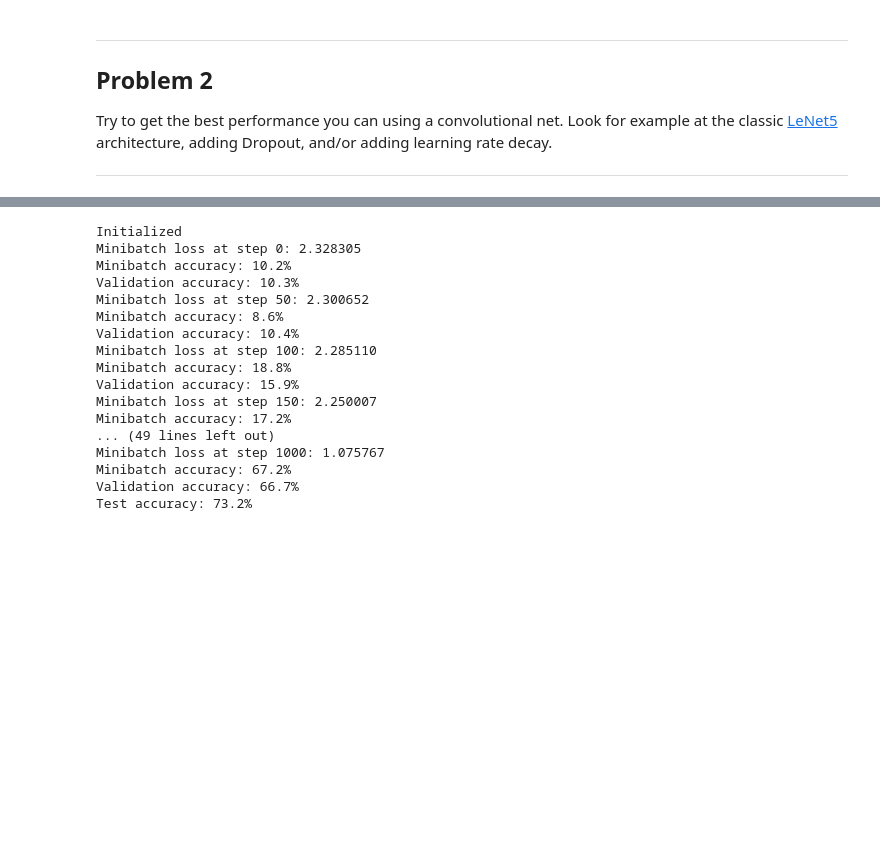
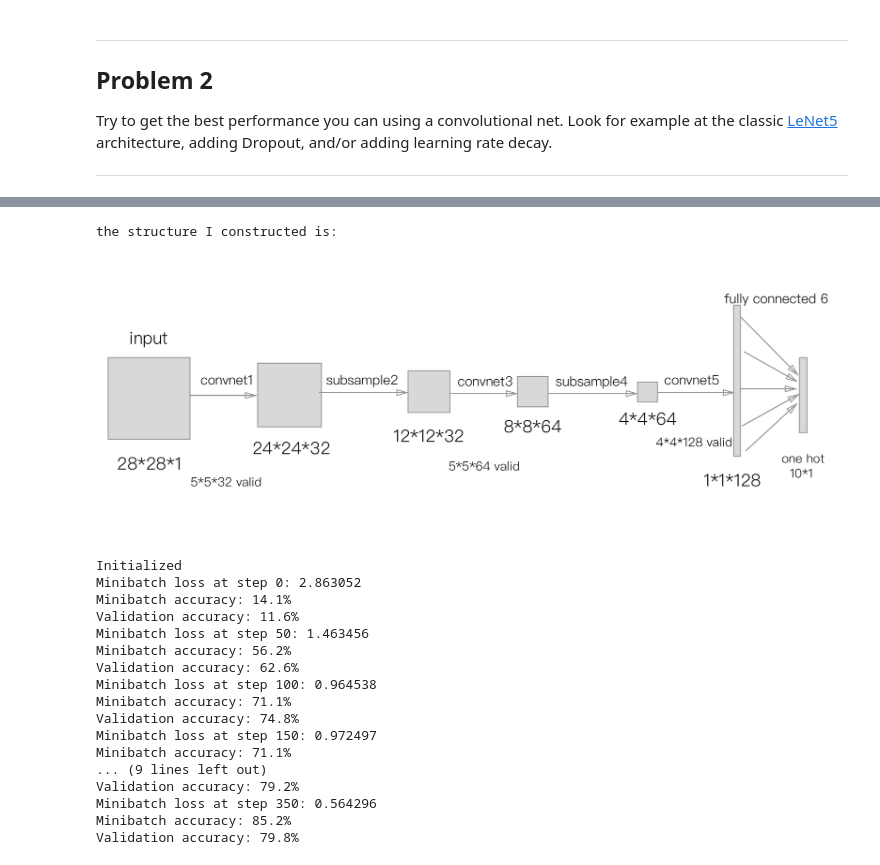
Before and after one commit to nladuo/ml-study-stuff, a Jupyter notebook: Deep-Learning/4_convolutions.ipynb, the cells around one changed output, grey strips where cells are left out. Saved outputs shown, nothing was run; the diff lists cells and outputs as text; code cells hidden in the pictures; blank space fills up the shorter version.

```diff
--- a/Deep-Learning/4_convolutions.ipynb
+++ b/Deep-Learning/4_convolutions.ipynb
@@ -288 +287,8 @@ the structure of lenet5 is:
+# %%
+# 我的模型
+print("the structure I constructed is:")
+display(Image(filename="4_my_lenet.png"))
+# %% [output]
+the structure I constructed is:
+[figure, added]
 # %%
@@ -351,7 +366,7 @@ with graph.as_default():
   valid_prediction = tf.nn.softmax(model(tf_valid_dataset))
   test_prediction = tf.nn.softmax(model(tf_test_dataset))
 # %%
-num_steps = 1001
+num_steps = 5001
 
 with tf.Session(graph=graph) as session:
   tf.initialize_all_variables().run()
@@ -371,19 +386,19 @@ with tf.Session(graph=graph) as session:
   print('Test accuracy: %.1f%%' % accuracy(test_prediction.eval(), test_labels))
 # %% [output]
 Initialized
-Minibatch loss at step 0: 2.328305
-Minibatch accuracy: 10.2%
-Validation accuracy: 10.3%
-Minibatch loss at step 50: 2.300652
-Minibatch accuracy: 8.6%
-Validation accuracy: 10.4%
-Minibatch loss at step 100: 2.285110
-Minibatch accuracy: 18.8%
-Validation accuracy: 15.9%
-Minibatch loss at step 150: 2.250007
-Minibatch accuracy: 17.2%
-... (49 lines left out)
-Minibatch loss at step 1000: 1.075767
-Minibatch accuracy: 67.2%
-Validation accuracy: 66.7%
-Test accuracy: 73.2%
+Minibatch loss at step 0: 2.863052
+Minibatch accuracy: 14.1%
+Validation accuracy: 11.6%
+Minibatch loss at step 50: 1.463456
+Minibatch accuracy: 56.2%
+Validation accuracy: 62.6%
+Minibatch loss at step 100: 0.964538
+Minibatch accuracy: 71.1%
+Validation accuracy: 74.8%
+Minibatch loss at step 150: 0.972497
+Minibatch accuracy: 71.1%
+... (9 lines left out)
+Validation accuracy: 79.2%
+Minibatch loss at step 350: 0.564296
+Minibatch accuracy: 85.2%
+Validation accuracy: 79.8%
```
Also changed, not shown: parts of 4 cells of this notebook, 3 other files.
